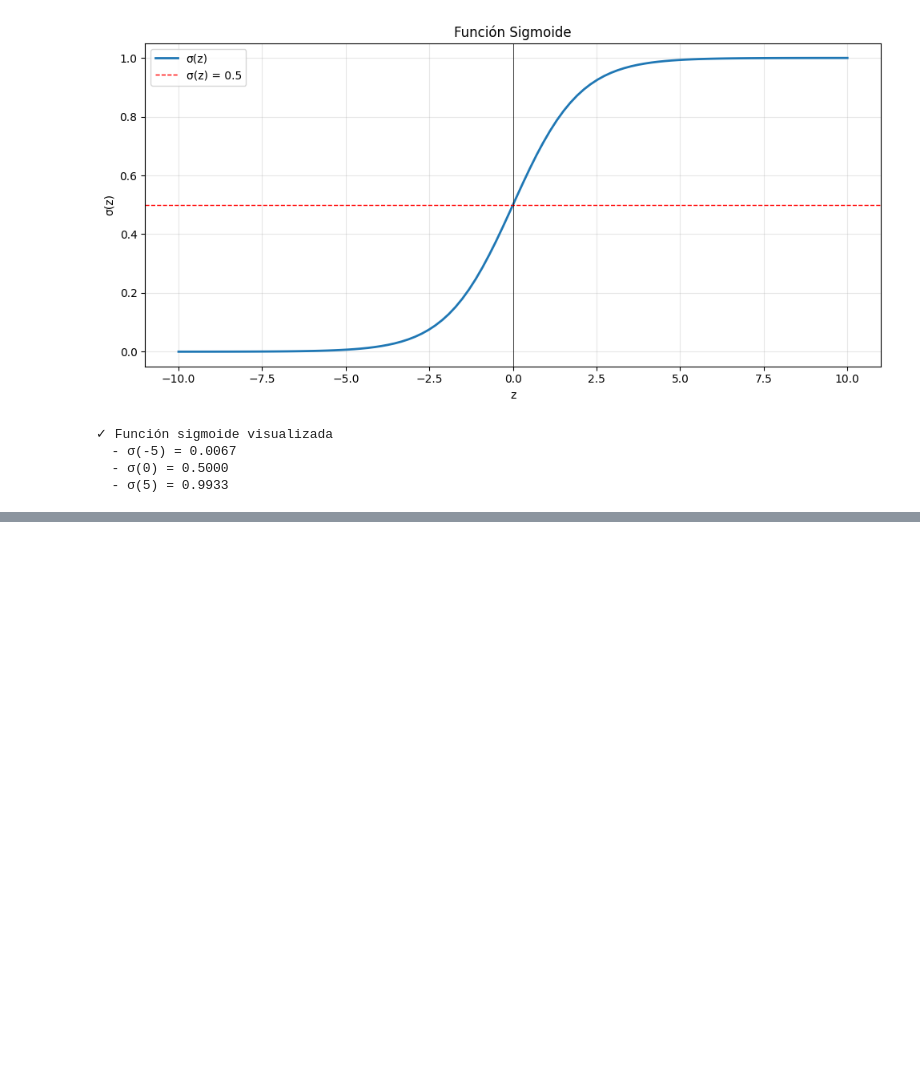
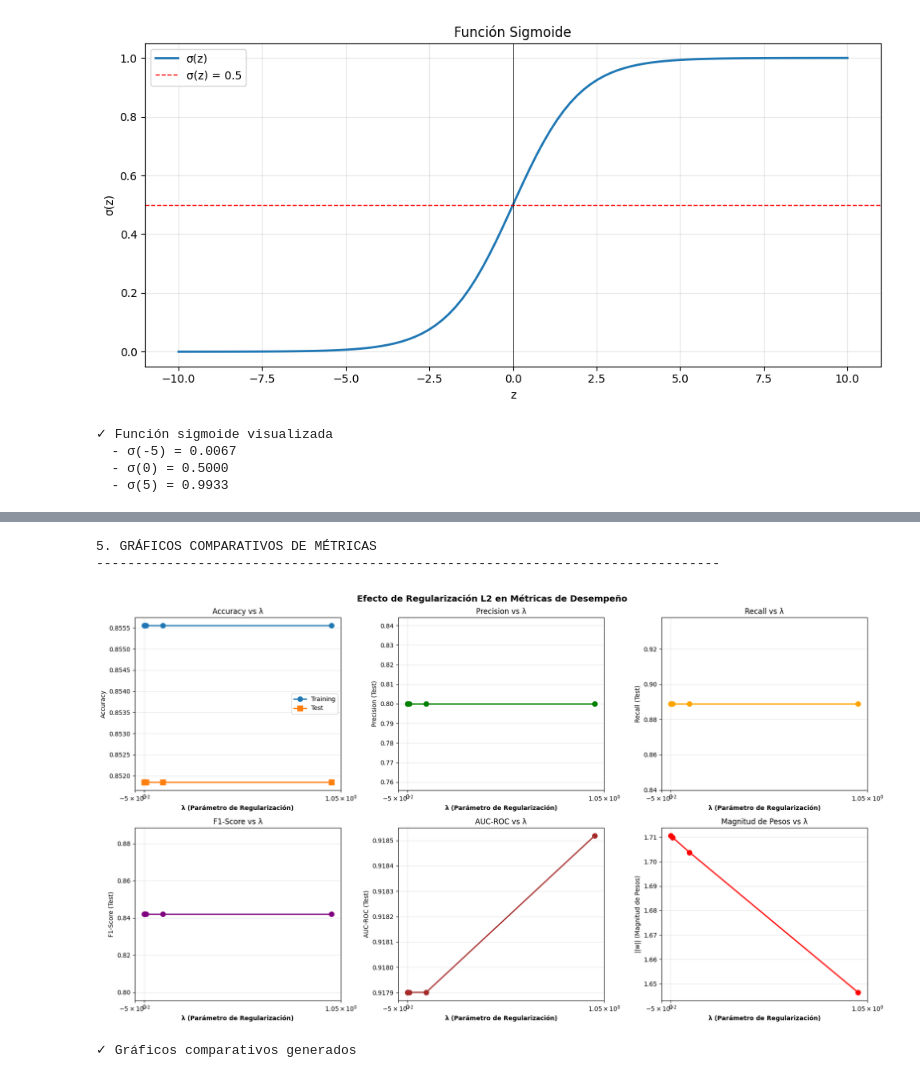
Before and after one commit to mariapaularm/heart-disease-risk-prediction, a Jupyter notebook: heart-disease-risk-prediction.ipynb, the cells around one changed output, grey strips where cells are left out. Cells and saved outputs as stored; diff of their text form; code cells hidden in the pictures; blank space fills up the shorter version.

Commit message:
feat: regularización L2 completa con análisis de λ, visualizaciones y reporte final

```diff
--- a/heart-disease-risk-prediction.ipynb
+++ b/heart-disease-risk-prediction.ipynb
@@ -1789,0 +2209,70 @@ PASO 2: REGRESIÓN LOGÍSTICA BÁSICA
+# %%
+
+# 5. VISUALIZACIÓN COMPARATIVA DE MÉTRICAS
+
+print("\n5. GRÁFICOS COMPARATIVOS DE MÉTRICAS")
+print("-" * 80)
+
+fig, axes = plt.subplots(2, 3, figsize=(18, 10))
+
+# Accuracy
+axes[0, 0].plot(lambda_values, results_df['Acc Train'], 'o-', label='Training', linewidth=2, markersize=8)
+axes[0, 0].plot(lambda_values, results_df['Acc Test'], 's-', label='Test', linewidth=2, markersize=8)
+axes[0, 0].set_xlabel('λ (Parámetro de Regularización)', fontweight='bold')
+axes[0, 0].set_ylabel('Accuracy')
+axes[0, 0].set_title('Accuracy vs λ')
+axes[0, 0].grid(True, alpha=0.3)
+axes[0, 0].legend()
+axes[0, 0].set_xscale('symlog')
+
+# Precision
+axes[0, 1].plot(lambda_values, results_df['Prec Test'], 'o-', color='green', linewidth=2, markersize=8)
+axes[0, 1].set_xlabel('λ (Parámetro de Regularización)', fontweight='bold')
+axes[0, 1].set_ylabel('Precision (Test)')
+axes[0, 1].set_title('Precision vs λ')
+axes[0, 1].grid(True, alpha=0.3)
+axes[0, 1].set_xscale('symlog')
+
+# Recall
+axes[0, 2].plot(lambda_values, results_df['Recall Test'], 'o-', color='orange', linewidth=2, markersize=8)
+axes[0, 2].set_xlabel('λ (Parámetro de Regularización)', fontweight='bold')
+axes[0, 2].set_ylabel('Recall (Test)')
+axes[0, 2].set_title('Recall vs λ')
+axes[0, 2].grid(True, alpha=0.3)
+axes[0, 2].set_xscale('symlog')
+
+# F1-Score
+axes[1, 0].plot(lambda_values, results_df['F1 Test'], 'o-', color='purple', linewidth=2, markersize=8)
+axes[1, 0].set_xlabel('λ (Parámetro de Regularización)', fontweight='bold')
+axes[1, 0].set_ylabel('F1-Score (Test)')
+axes[1, 0].set_title('F1-Score vs λ')
+axes[1, 0].grid(True, alpha=0.3)
+axes[1, 0].set_xscale('symlog')
+
+# AUC-ROC
+axes[1, 1].plot(lambda_values, results_df['AUC Test'], 'o-', color='brown', linewidth=2, markersize=8)
+axes[1, 1].set_xlabel('λ (Parámetro de Regularización)', fontweight='bold')
+axes[1, 1].set_ylabel('AUC-ROC (Test)')
+axes[1, 1].set_title('AUC-ROC vs λ')
+axes[1, 1].grid(True, alpha=0.3)
+axes[1, 1].set_xscale('symlog')
+
+# Magnitud de pesos ||w||
+axes[1, 2].plot(lambda_values, results_df['||w||'], 'o-', color='red', linewidth=2, markersize=8)
+axes[1, 2].set_xlabel('λ (Parámetro de Regularización)', fontweight='bold')
+axes[1, 2].set_ylabel('||w|| (Magnitud de Pesos)')
+axes[1, 2].set_title('Magnitud de Pesos vs λ')
+axes[1, 2].grid(True, alpha=0.3)
+axes[1, 2].set_xscale('symlog')
+
+plt.suptitle('Efecto de Regularización L2 en Métricas de Desempeño',
+             fontsize=14, fontweight='bold')
+plt.tight_layout()
+plt.show()
+
+print("\n✓ Gráficos comparativos generados")
+# %% [output]
+5. GRÁFICOS COMPARATIVOS DE MÉTRICAS
+--------------------------------------------------------------------------------
+[figure, added]
+✓ Gráficos comparativos generados
```
Also changed, not shown: parts of 8 cells of this notebook, 3 other files.
